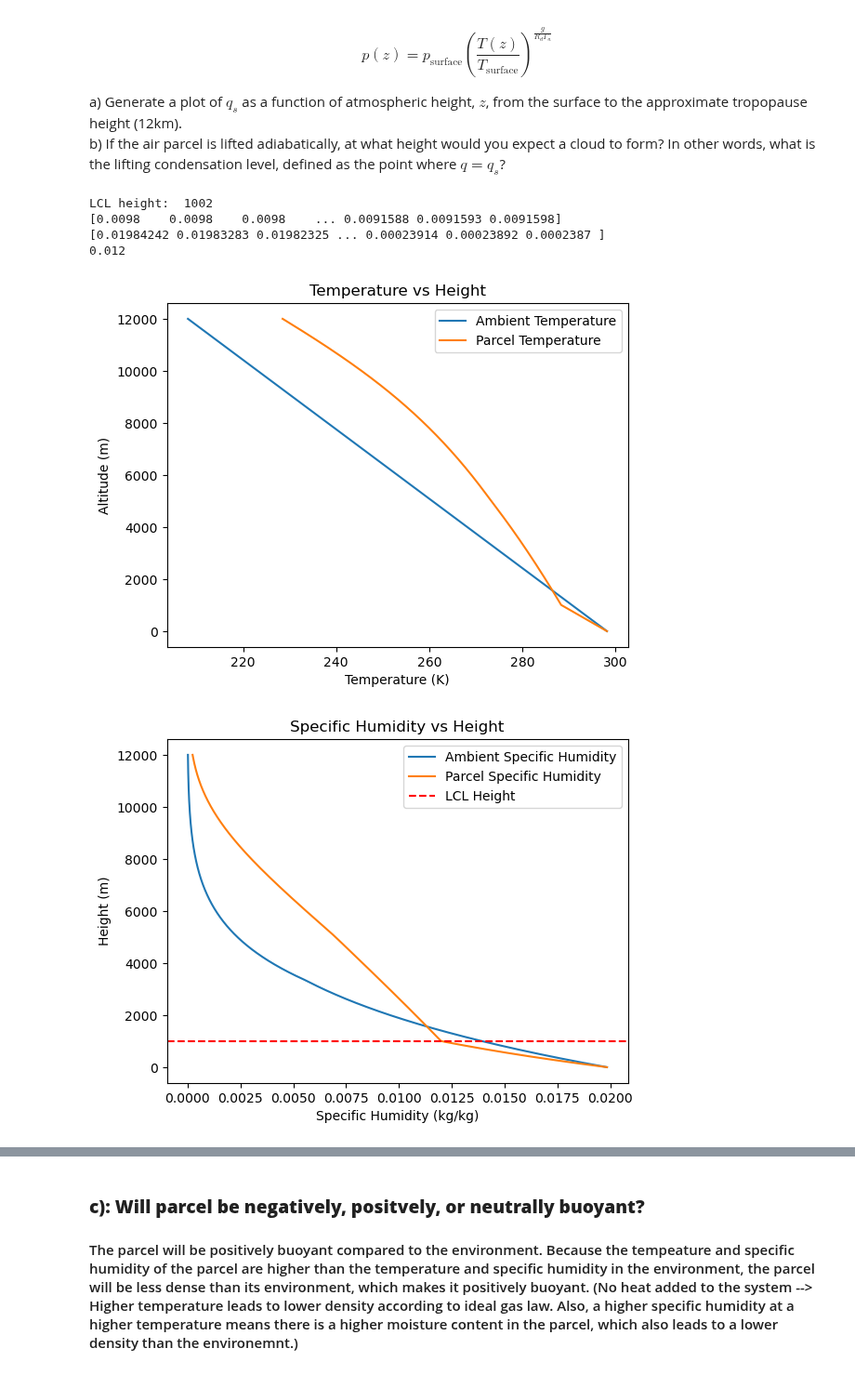
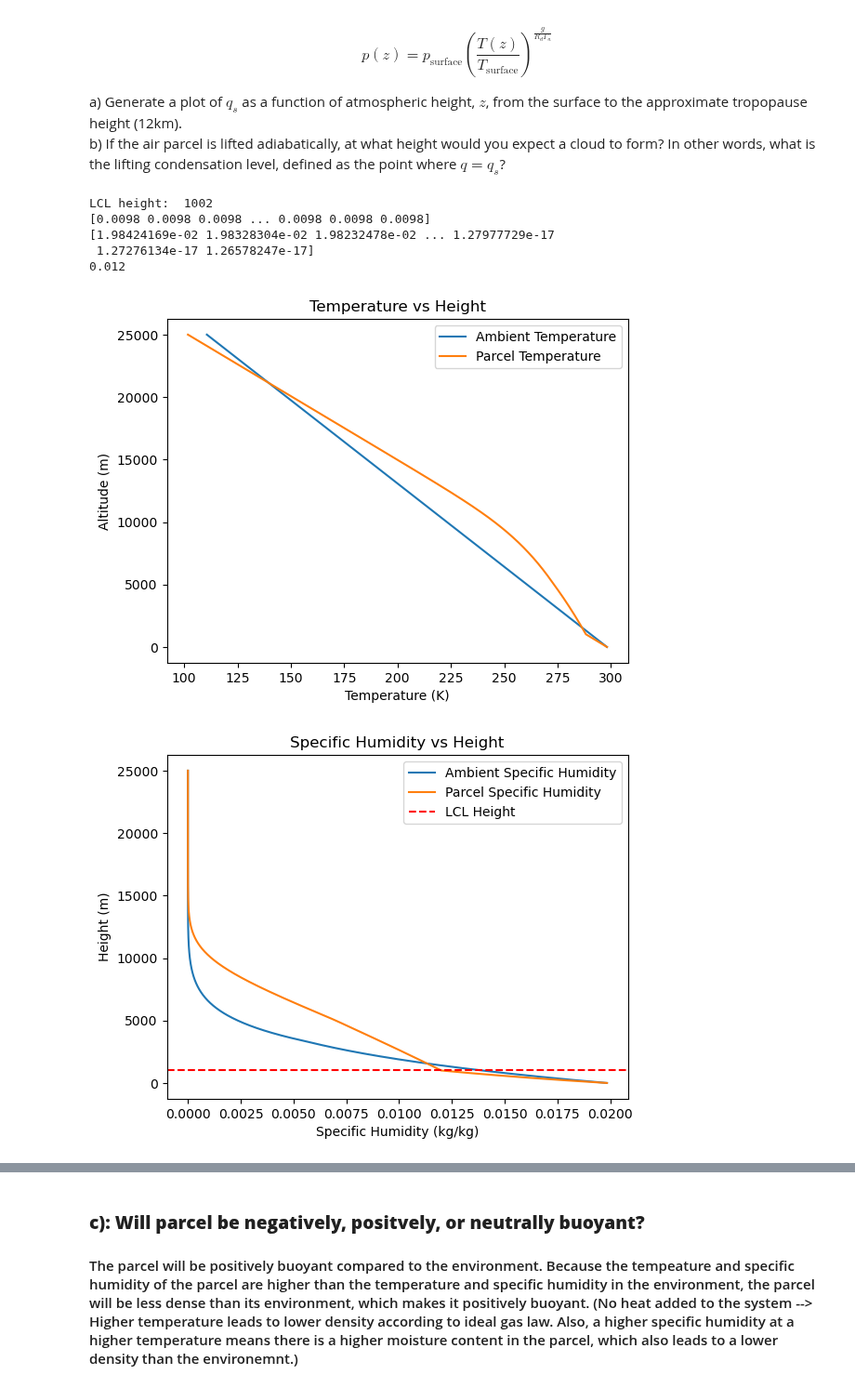
Before and after one commit to atdunwoody/EcoHydro, a Jupyter notebook: CIVE 520/HW2 revision.ipynb, the cells around one changed output, grey strips where cells are left out. Shown at 93% size. Cells and saved outputs as stored; diff of their text form; code cells hidden in the pictures.

```diff
--- a/CIVE 520/HW2 revision.ipynb
+++ b/CIVE 520/HW2 revision.ipynb
@@ -73,7 +73,7 @@ def calc_moist_lapse_rate(T, dqs_dT):
 # Margulis
 
 # Initialization
-z = np.linspace(0, 12000, 12000) #height in meters
+z = np.linspace(0, 25000, 25000) #height in meters
 T_amb = calc_ambient_temp(z)
 P = calc_ambient_pressure(z)
 qs_amb = calc_qs(T_amb, P)
@@ -103,34 +103,35 @@ print(q_parcel)
 plt.plot(T_amb, z, label='Ambient Temperature')
 plt.plot(T_parcel, z, label='Parcel Temperature')
 plt.xlabel('Temperature (K)')
 plt.ylabel('Altitude (m)')
 plt.title('Temperature vs Height')
 plt.legend()
 plt.show()
 
 # plot q_parcel and q_amb vs z
 plt.plot(qs_amb, z, label='Ambient Specific Humidity')
 plt.plot(qs_parcel, z, label='Parcel Specific Humidity')
 #plot horitzontal line at 1100
 plt.axhline(LCL_height, color='r', linestyle='--', label='LCL Height')
 plt.xlabel('Specific Humidity (kg/kg)')
 plt.ylabel('Height (m)')
 plt.title('Specific Humidity vs Height')
 plt.legend()
 plt.show()
 
 #plot lapse rate vs z
 plt.plot(parcel_lapse_rate, z, label='Parcel Lapse Rate')
 
 plt.xlabel('Lapse Rate (K/m)')
 plt.ylabel('Height (m)')
 plt.title('Lapse Rate vs Height')
 plt.legend()
 plt.show()
 # %% [output]
 LCL height:  1002
-[0.0098    0.0098    0.0098    ... 0.0091588 0.0091593 0.0091598]
-[0.01984242 0.01983283 0.01982325 ... 0.00023914 0.00023892 0.0002387 ]
+[0.0098 0.0098 0.0098 ... 0.0098 0.0098 0.0098]
+[1.98424169e-02 1.98328304e-02 1.98232478e-02 ... 1.27977729e-17
+ 1.27276134e-17 1.26578247e-17]
 0.012
-[figure, old version]
+[figure, new version]
-[figure, old version]
+[figure, new version]
```
Also changed, not shown: parts of 3 cells of this notebook, 1 other file.
